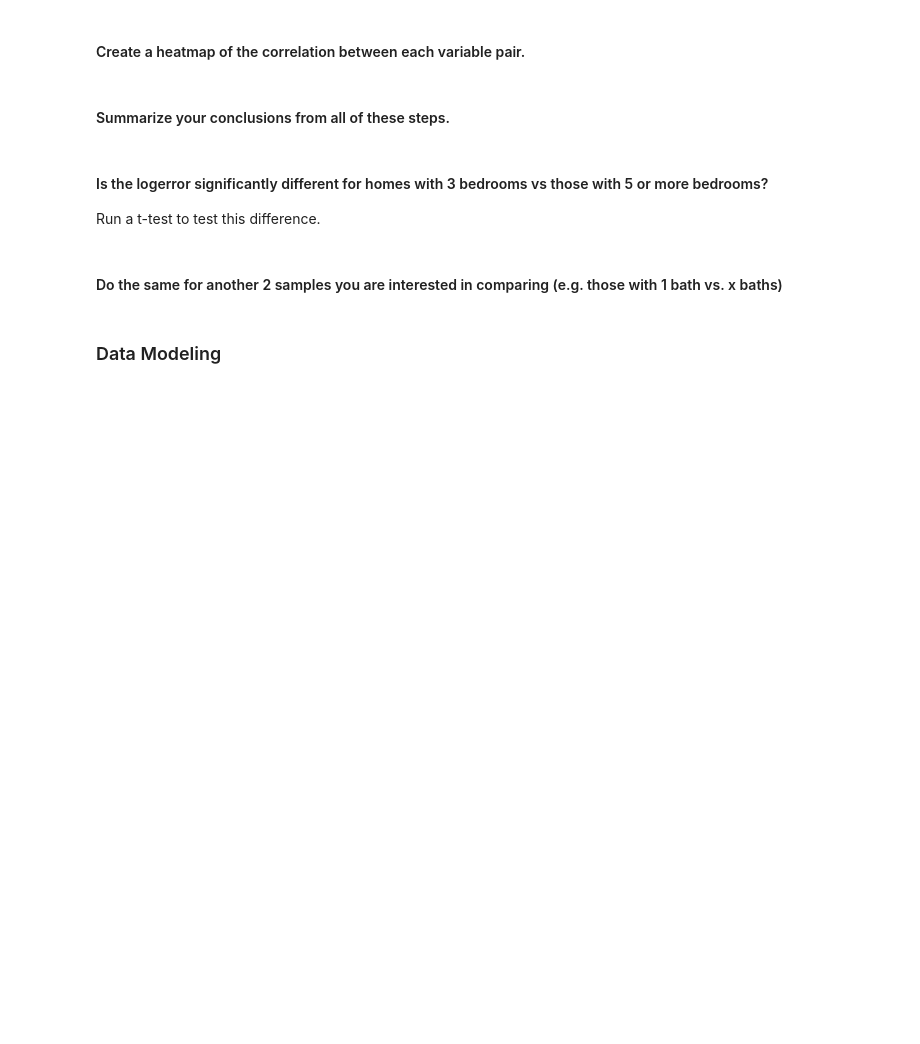
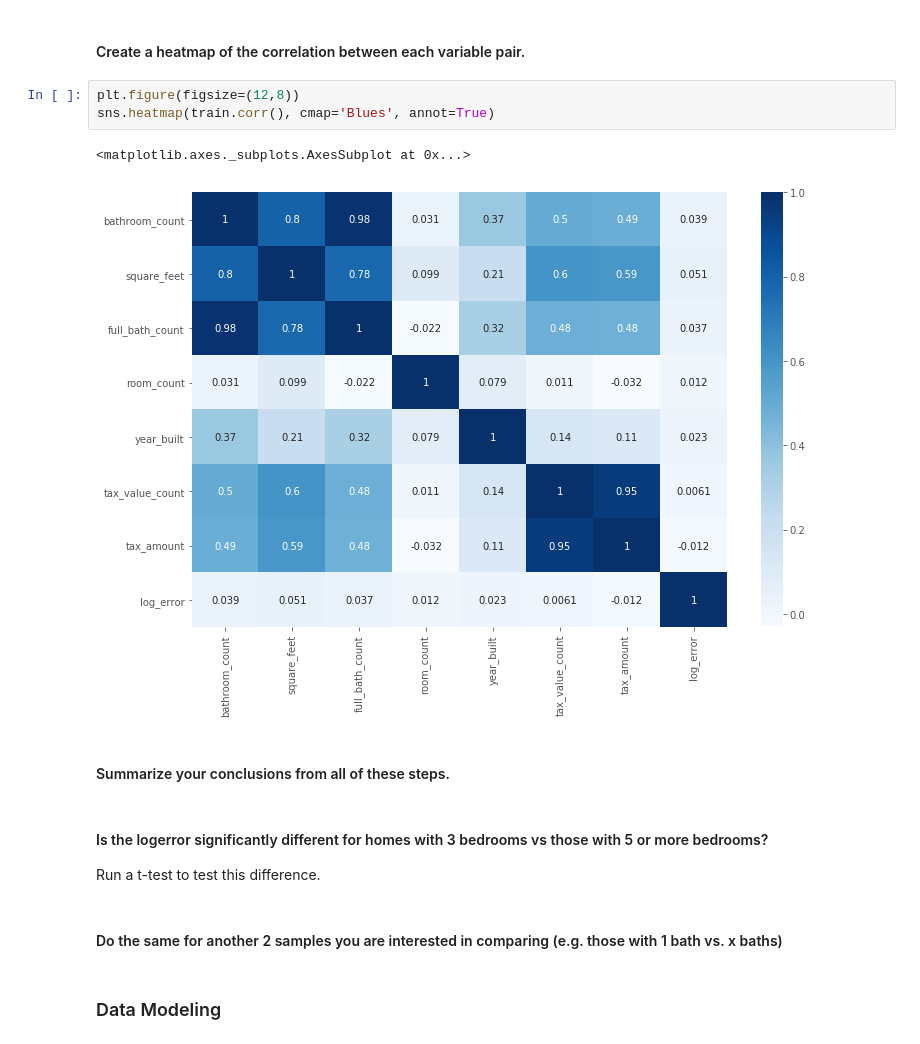
Before and after one commit to ecdedios/codeup-ds-projects, a Jupyter notebook: Regression_Proj_EdnalynCDeDios.ipynb, the cells around one changed output. Saved outputs shown, nothing was run; the diff lists cells and outputs as text; blank space fills up the shorter version.

```diff
--- a/Regression_Proj_EdnalynCDeDios.ipynb
+++ b/Regression_Proj_EdnalynCDeDios.ipynb
@@ -516,5 +631,11 @@ You may want to use a normalized dataframe (if you did that) or adjust the axis
 # %% [markdown]
 #### Create a heatmap of the correlation between each variable pair.
+# %%
+plt.figure(figsize=(12,8))
+sns.heatmap(train.corr(), cmap='Blues', annot=True)
+# %% [output]
+<matplotlib.axes._subplots.AxesSubplot at 0x...>
+[figure, added]
 # %% [markdown]
 #### Summarize your conclusions from all of these steps.
 # %% [markdown]
```
Also changed, not shown: parts of 4 cells of this notebook.
